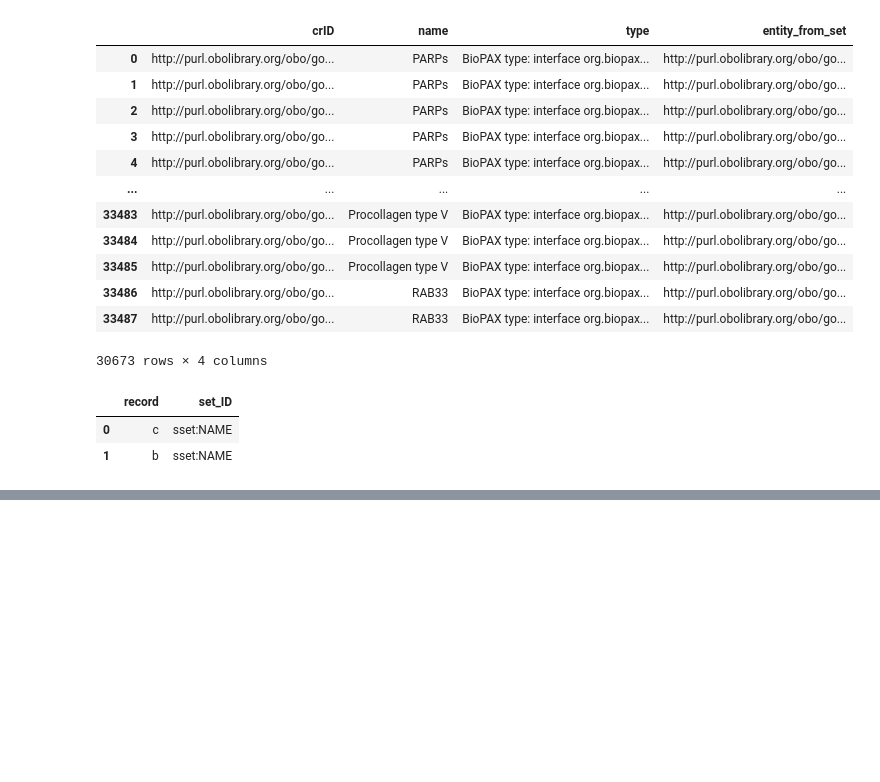
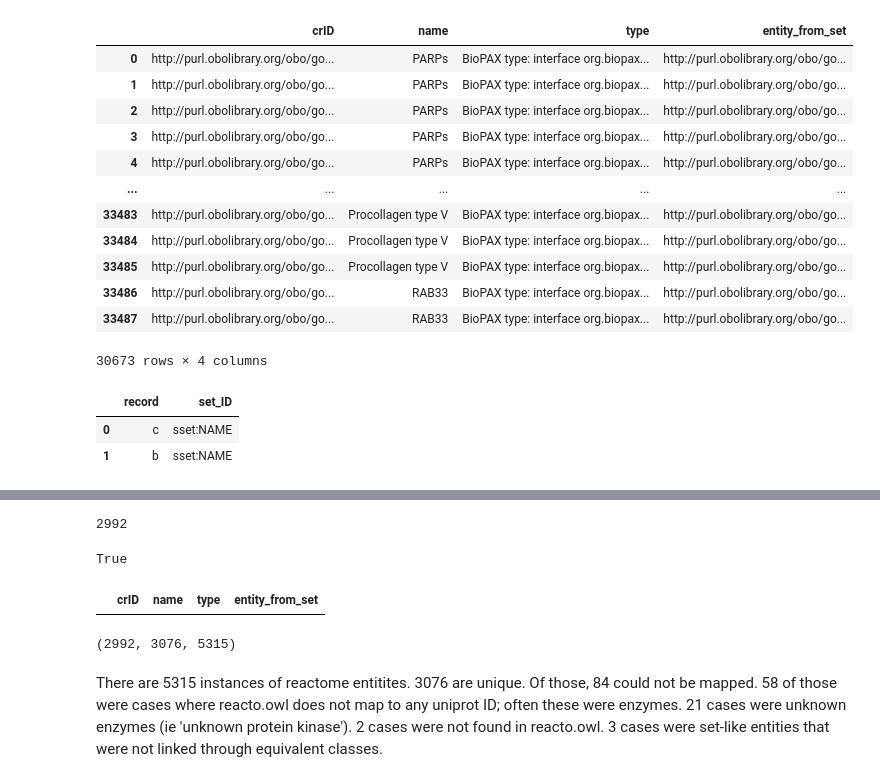
Before and after one commit to nmarkari/gocam_enrichment, a Jupyter notebook: Dev/Reactome2Uniprot.ipynb, the cells around one changed output, grey strips where cells are left out. Saved outputs shown, nothing was run; the diff lists cells and outputs as text; code cells hidden in the pictures; blank space fills up the shorter version.

```diff
--- a/Dev/Reactome2Uniprot.ipynb
+++ b/Dev/Reactome2Uniprot.ipynb
@@ -307,0 +338,12 @@ f_recursive(rIDs,uIDs,0, members2setID, setID2members)
+# %%
+len(rIDs)
+# %% [output]
+2992
+# %%
+'http://purl.obolibrary.org/obo/go/extensions/reacto.owl#REACTO_R-HSA-453132' in identifiers.values
+# %% [output]
+True
+# %%
+sets.query('crID == "http://purl.obolibrary.org/obo/go/extensions/reacto.owl#REACTO_R-HSA-8853807"')
+# %% [output]
+|  | crID | name | type | entity_from_set |
@@ -307,0 +358,6 @@ f_recursive(rIDs,uIDs,0, members2setID, setID2members)
+# %%
+len(uIDs.keys()),len(identifiers.drop_duplicates()),len(identifiers)
+# %% [output]
+(2992, 3076, 5315)
+# %% [markdown]
+There are 5315 instances of reactome entitites. 3076 are unique. Of those, 84 could not be mapped. 58 of those were cases where reacto.owl does not map to any uniprot ID; often these were enzymes. 21 cases were unknown enzymes (ie 'unknown protein kinase'). 2 cases were not found in reacto.owl. 3 cases were set-like entities that were not linked through equivalent classes.
```
Also changed, not shown: parts of 29 cells of this notebook, 24 other files.
